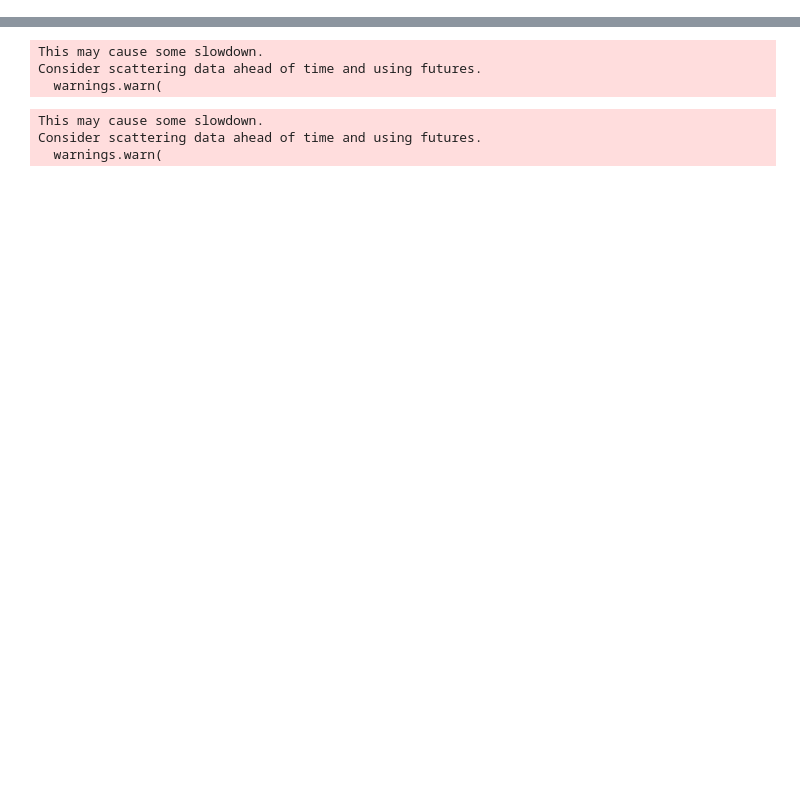
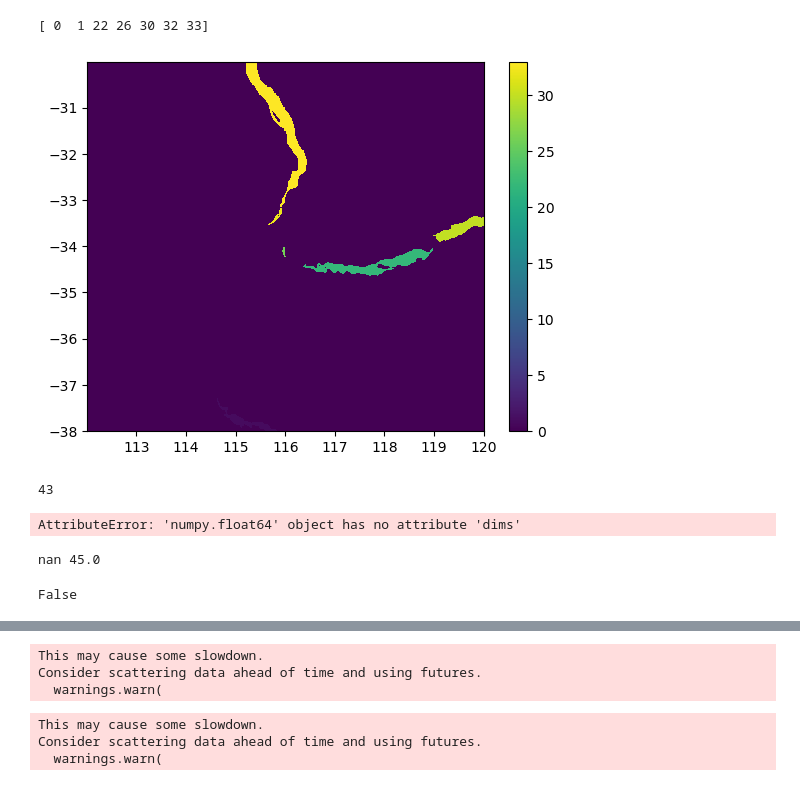
Before and after one commit to andrewbrown31/sea_breeze, a Jupyter notebook: test_notebooks/aus2200_prelim.ipynb, the cells around one changed output, grey strips where cells are left out. Drawn from its saved outputs; the diff is of its cells as text; code cells hidden in the pictures; blank space fills up the shorter version.

```diff
--- a/test_notebooks/aus2200_prelim.ipynb
+++ b/test_notebooks/aus2200_prelim.ipynb
@@ -94,0 +125,41 @@ Text(0.5, 1.0, 'Perth airport')
+# %%
+import skimage
+import scipy
+import tqdm
+
+thresh = 0.003
+image = (F_dqu.sel(time="2016-01-22 08:00") >= thresh )
+
+labels = skimage.measure.label(image)
+region_props = skimage.measure.regionprops(labels,spacing=(1,1))
+
+labs = np.array([region_props[i].label for i in np.arange(len(region_props))])
+eccen = [region_props[i].eccentricity for i in np.arange(len(region_props))]
+area = [region_props[i].area for i in np.arange(len(region_props))]
+orient = np.rad2deg(np.array([region_props[i].orientation for i in np.arange(len(region_props))]))
+
+angle_tol=20
+eccen_thresh=0.95
+area_thresh=10
+
+to_remove = labs[(np.array(eccen) < eccen_thresh)].squeeze()
+to_remove = list(np.concatenate([to_remove,labs[(np.array(area) < area_thresh)].squeeze()]))
+
+# angle_tol = angle_tol
+# for l in tqdm.tqdm(labs):
+#     coast_angle = scipy.stats.circmean(angle_ds.where(labels==l,np.nan).angle_interp,nan_policy="omit",low=-90,high=90)
+#     if np.abs(coast_angle - orient[labs==l][0]) > angle_tol:
+#         to_remove.append(l)
+
+to_remove = np.unique(to_remove)
+
+for i in to_remove:
+    labels[labels==i] = 0
+
+x,y=np.meshgrid(F_dqu.lon,F_dqu.lat)
+
+plt.pcolormesh(x,y,labels); plt.colorbar()
+print((np.unique(labels)))
+# %% [output]
+[ 0  1 22 26 30 32 33]
+[figure, added]
@@ -94,0 +171,6 @@ Text(0.5, 1.0, 'Perth airport')
+# %%
+coords = [region_props[i].coords for i in np.arange(len(region_props))]
+[coords[i][:,0] for i in range(len(coords))]
+#coords[0][:,0]
+# %% [output]
+43
@@ -94,0 +191,16 @@ Text(0.5, 1.0, 'Perth airport')
+# %%
+def circmean(angle_ds):
+    return scipy.stats.circmean(angle_ds.values,low=-90,high=90)
+
+label_da = xr.DataArray(data=labels,dims=["lon","lat"],coords={"lat":aus2200_uas.lat,"lon":aus2200_uas.lon})
+angle_ds.angle_interp.groupby(label_da).apply(circmean)
+# %% [output]
+AttributeError: 'numpy.float64' object has no attribute 'dims'
+# %%
+l=2
+coast_angle = scipy.stats.circmean(angle_ds.where(labels==l,np.nan).angle_interp,nan_policy="omit",low=-90,high=90)
+print(coast_angle,orient[labs==l][0])
+np.abs(coast_angle - orient[labs==l][0]) > angle_tol
+# %% [output]
+nan 45.0
+False
```
Also changed, not shown: parts of 20 cells of this notebook, 4 other files.
